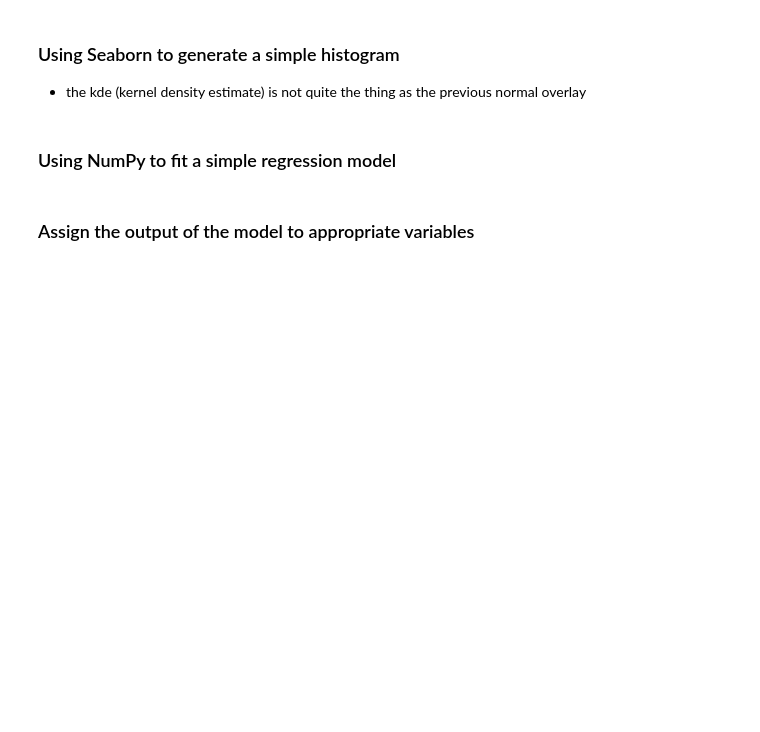
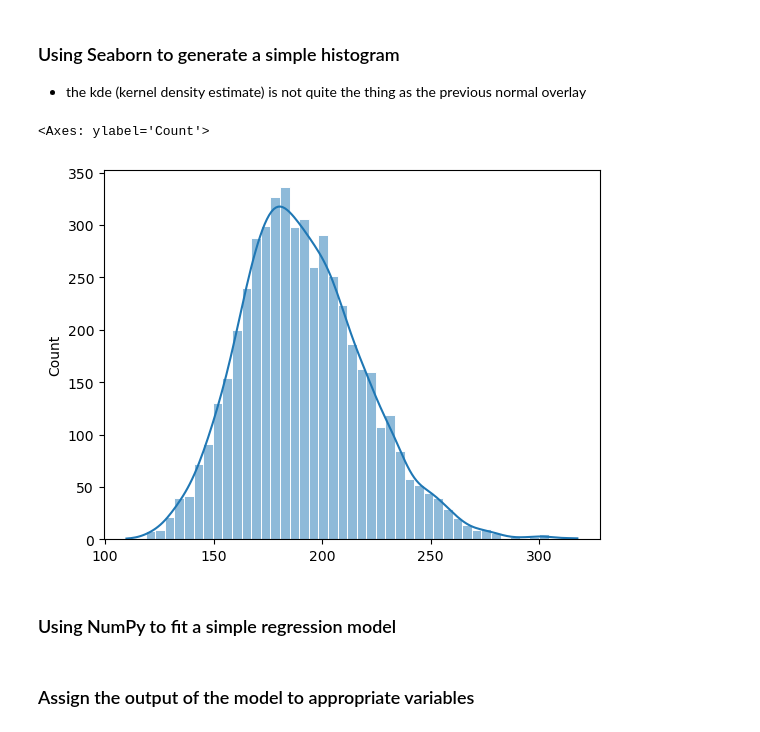
Before and after one commit to mjmacarty/OIM7502_SP24, a Jupyter notebook: 04-basic_matplotlib.ipynb, the cells around one changed output. Saved outputs shown, nothing was run; the diff lists cells and outputs as text; code cells hidden in the pictures; blank space fills up the shorter version.

```diff
--- a/04-basic_matplotlib.ipynb
+++ b/04-basic_matplotlib.ipynb
@@ -42,6 +95,13 @@ prices = list()
 # %% [markdown]
 ### Using Seaborn to generate a simple histogram
 * the kde (kernel density estimate) is not quite the thing as the previous normal overlay
+# %%
+import seaborn as sb
+
+sb.histplot(data, kde=True, edgecolor='w')
+# %% [output]
+<Axes: ylabel='Count'>
+[figure, added]
 # %%
 ### Scatter Plots
 # %% [markdown]
```
Also changed, not shown: parts of 9 cells of this notebook, 3 other files.
